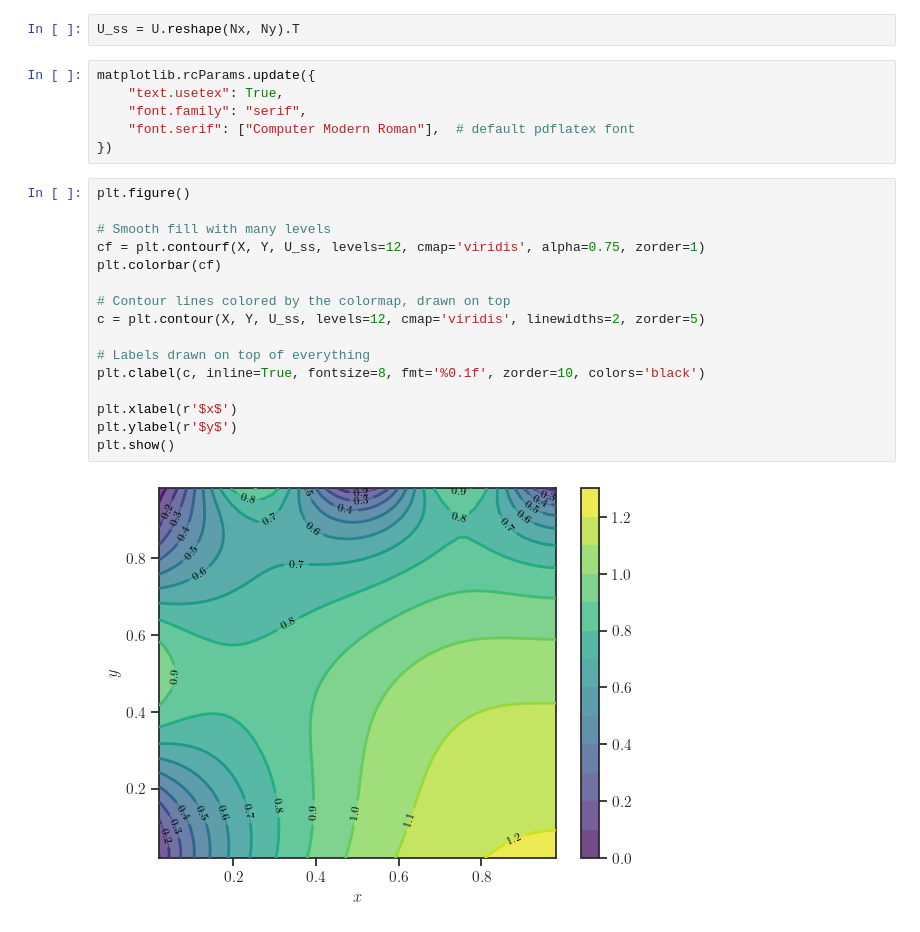
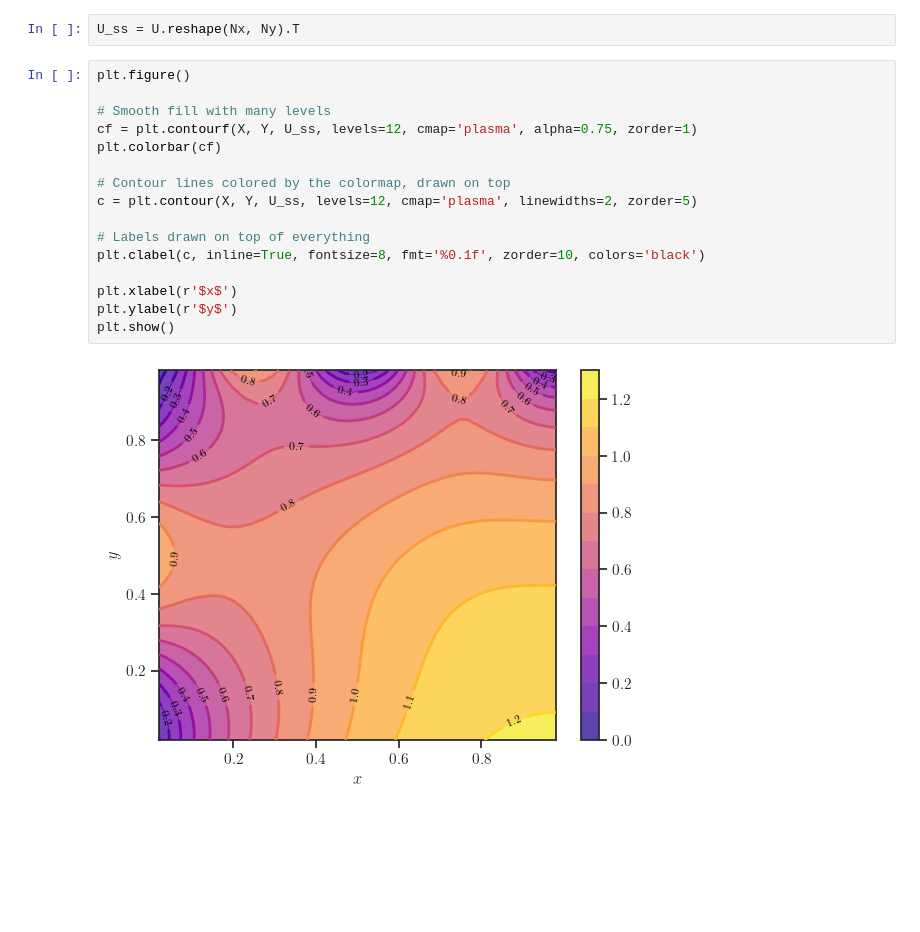
Before and after one commit to jadenmecham/ME-793-CFD, a Jupyter notebook: project_1/project_1.ipynb, the cells around one changed output. Drawn from its saved outputs; the diff is of its cells as text; blank space fills up the shorter version.

```diff
--- a/project_1/project_1.ipynb
+++ b/project_1/project_1.ipynb
@@ -200,27 +210,21 @@ print(f'CG converged in {iter} iterations with final residual {resvec[-1]:.2e}')
 CG converged in 182 iterations with final residual 8.04e-09
 # %%
 U_ss = U.reshape(Nx, Ny).T
-# %%
-matplotlib.rcParams.update({
-    "text.usetex": True,
-    "font.family": "serif",
-    "font.serif": ["Computer Modern Roman"],  # default pdflatex font
-})
 # %%
 plt.figure()
 
 # Smooth fill with many levels
-cf = plt.contourf(X, Y, U_ss, levels=12, cmap='viridis', alpha=0.75, zorder=1)
+cf = plt.contourf(X, Y, U_ss, levels=12, cmap='plasma', alpha=0.75, zorder=1)
 plt.colorbar(cf)
 
 # Contour lines colored by the colormap, drawn on top
-c = plt.contour(X, Y, U_ss, levels=12, cmap='viridis', linewidths=2, zorder=5)
+c = plt.contour(X, Y, U_ss, levels=12, cmap='plasma', linewidths=2, zorder=5)
 
 # Labels drawn on top of everything
 plt.clabel(c, inline=True, fontsize=8, fmt='%0.1f', zorder=10, colors='black')
 
 plt.xlabel(r'$x$')
 plt.ylabel(r'$y$')
 plt.show()
 # %% [output]
-[figure, old version]
+[figure, new version]
```
Also changed, not shown: parts of 2 cells of this notebook.
